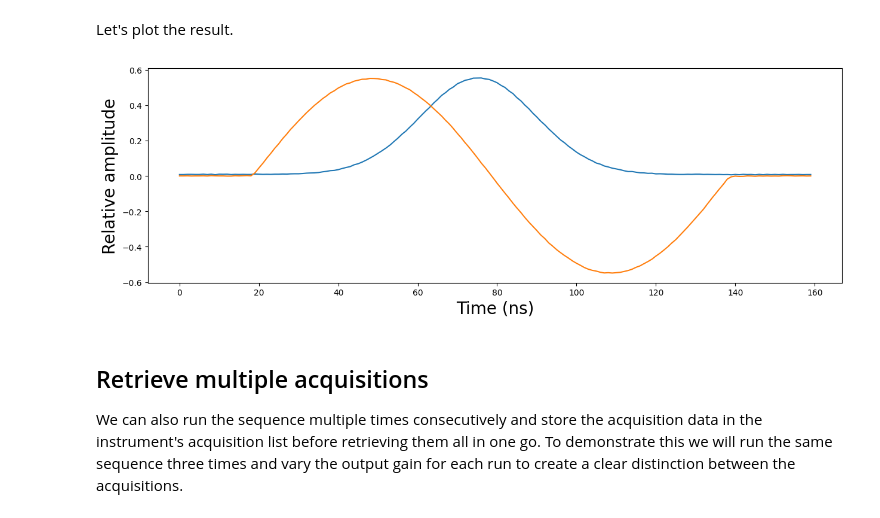
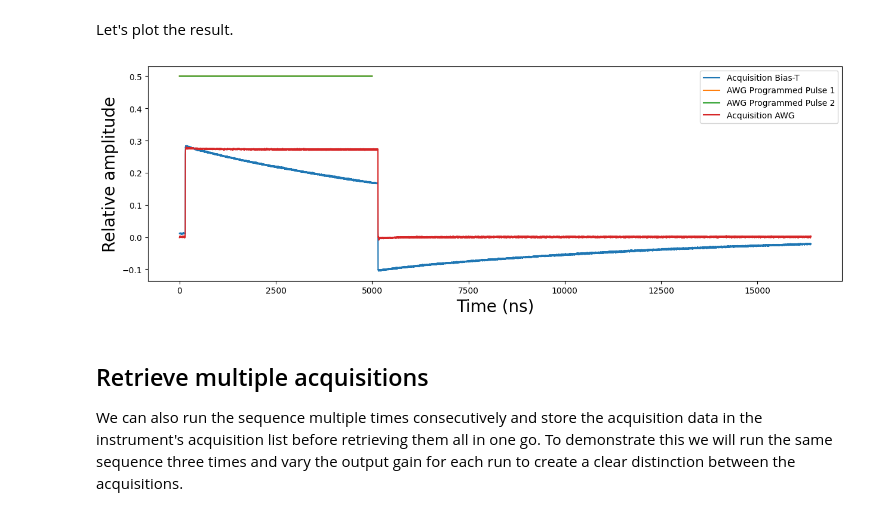
Before and after one commit to mainCSG/QBlox-CSG, a Jupyter notebook: tutorials/scope_acquisition.ipynb, the cells around one changed output. Drawn from its saved outputs; the diff is of its cells as text; code cells hidden in the pictures.

```diff
--- a/tutorials/scope_acquisition.ipynb
+++ b/tutorials/scope_acquisition.ipynb
@@ -90,18 +90,26 @@ Generate waveforms <a id='gen_wf'></a>
 Next, we need to create the gaussian and block waveforms for the sequence.
 # %%
 # Waveform parameters
-waveform_length = 120  # nanoseconds
+waveform_length = 5000  # nanoseconds
 
 # Waveform dictionary (data will hold the samples and index will be used to select the waveforms in the instrument).
 waveforms = {
-    "gaussian": {
-        "data": scipy.signal.windows.gaussian(waveform_length, std=0.12 * waveform_length).tolist(),
-        "index": 0,
+    # "gaussian": {
+    #     "data": scipy.signal.windows.gaussian(waveform_length, std=0.12 * waveform_length).tolist(),
+    #     "index": 0,
+    # },
+    # "sine": {
+    #     "data": [math.sin((2 * math.pi / waveform_length) * i) for i in range(0, waveform_length)],
+    #     "index": 1,
+    # },
+    "square1": {
+		"data": [.5 for i in range(0, waveform_length)],
+		"index": 0
     },
-    "sine": {
-        "data": [math.sin((2 * math.pi / waveform_length) * i) for i in range(0, waveform_length)],
-        "index": 1,
-    },
+    "square2": {
+      "data": [.5 for i in range(0, waveform_length)],
+      "index": 1
+      }
 }
 # %% [markdown]
 Let's plot the waveforms to see what we have created.
@@ -225,10 +233,15 @@ Let's plot the result.
 # %%
 # Plot acquired signal on both inputs.
 fig, ax = plt.subplots(1, 1, figsize=(15, 15 / 2 / 1.61))
-ax.plot(single_acq["single"]["acquisition"]["scope"]["path0"]["data"][130:290])
-ax.plot(single_acq["single"]["acquisition"]["scope"]["path1"]["data"][130:290])
+
+ax.plot(single_acq["single"]["acquisition"]["scope"]["path0"]["data"], label='Acquisition Bias-T')
+ax.plot(waveforms['square1']['data'], label='AWG Programmed Pulse 1')
+ax.plot(waveforms['square2']['data'], label='AWG Programmed Pulse 2')
+ax.plot(single_acq["single"]["acquisition"]["scope"]["path1"]["data"], label='Acquisition AWG')
 ax.set_xlabel("Time (ns)", fontsize=20)
 ax.set_ylabel("Relative amplitude", fontsize=20)
+
+plt.legend(loc='best')
 plt.show()
 # %% [output]
-[figure, old version]
+[figure, new version]
```
Also changed, not shown: parts of 6 cells of this notebook, 42 other files.
